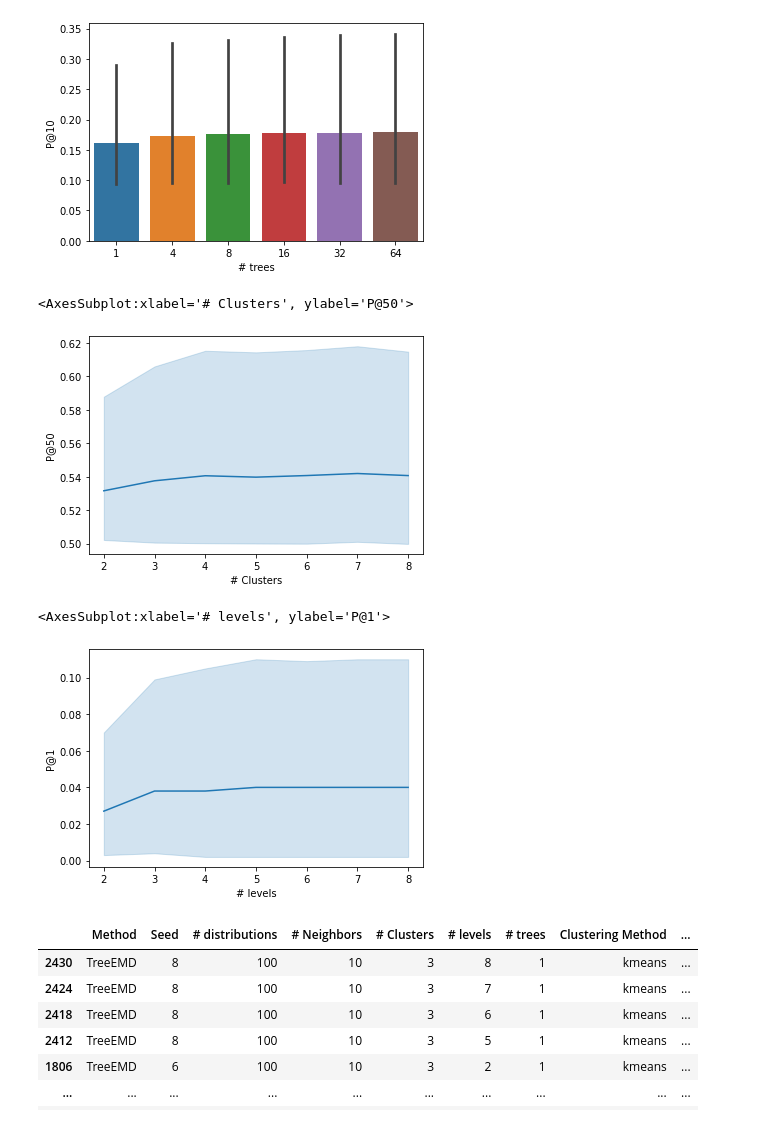
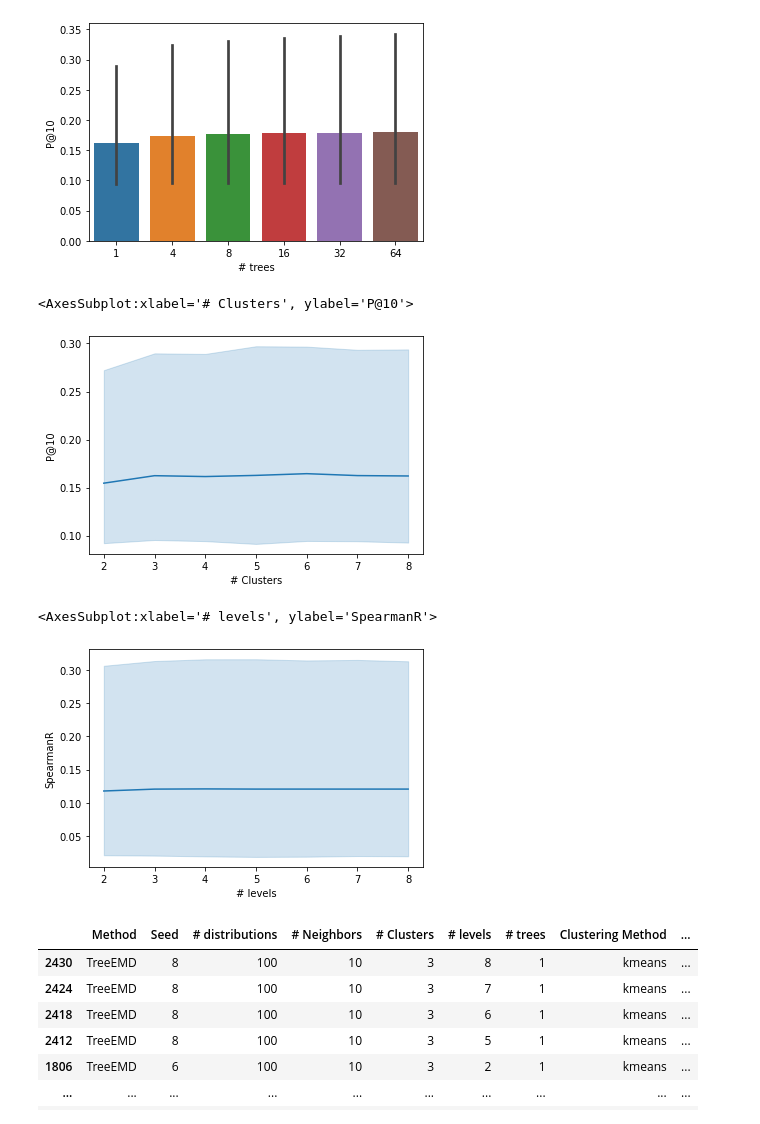
Before and after one commit to atong01/MultiscaleEMD, a Jupyter notebook: notebooks/comparison_analysis.ipynb, the cells around one changed output. Cells and saved outputs as stored; diff of their text form; code cells hidden in the pictures.

```diff
--- a/notebooks/comparison_analysis.ipynb
+++ b/notebooks/comparison_analysis.ipynb
@@ -97,20 +185,20 @@ sns.barplot(
 sns.lineplot(
     data=df[(df["# trees"] == 1) & (df["# levels"] == 4)],
     x="# Clusters",
-    y="P@",
+    y="P@10",
 )
 # %% [output]
-<AxesSubplot:xlabel='# Clusters', ylabel='P@50'>
+<AxesSubplot:xlabel='# Clusters', ylabel='P@10'>
-[figure, old version]
+[figure, new version]
 # %%
 sns.lineplot(
-    data=df[(df["# trees"] == 1) & (df["# Clusters"] == 4)],
+    data=df[(df["# trees"] == 64) & (df["# Clusters"] == 4)],
     x="# levels",
-    y="P@1",
+    y="SpearmanR",
 )
 # %% [output]
-<AxesSubplot:xlabel='# levels', ylabel='P@1'>
+<AxesSubplot:xlabel='# levels', ylabel='SpearmanR'>
-[figure, old version]
+[figure, new version]
 # %%
 df.sort_values("SpearmanR")
 # %% [output]
```
Also changed, not shown: parts of 8 cells of this notebook, 3 other files.
